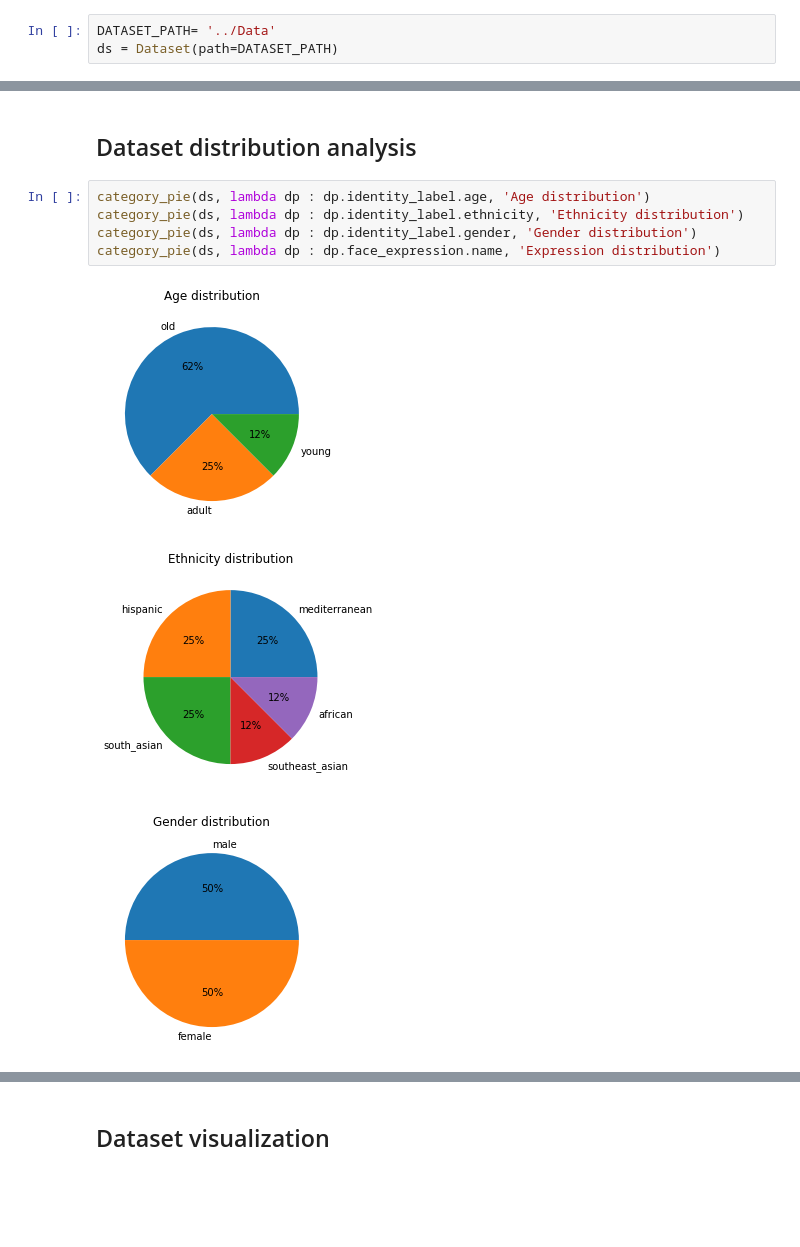
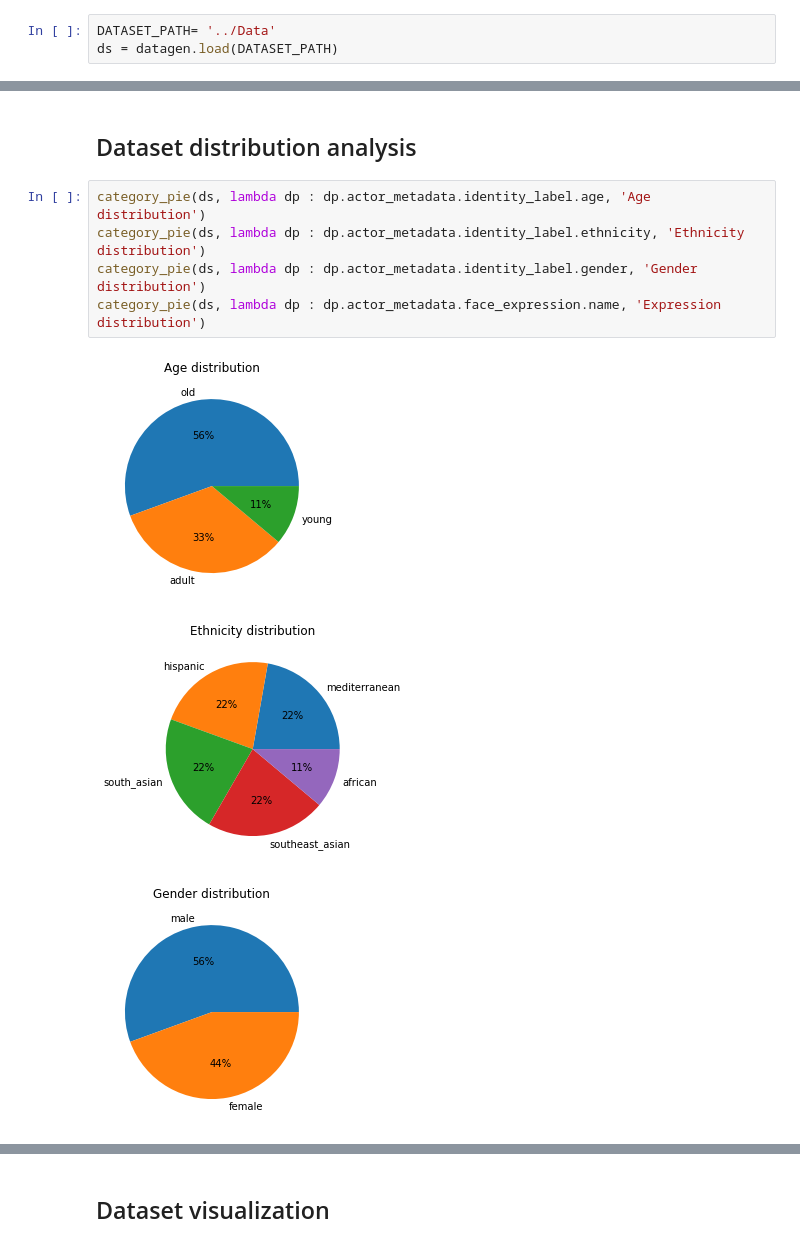
Before and after one commit to DatagenTech/dgutils, a Jupyter notebook: Notebooks/dataset_overview.ipynb, the cells around one changed output, grey strips where cells are left out. Saved outputs shown, nothing was run; the diff lists cells and outputs as text; blank space fills up the shorter version.

```diff
--- a/Notebooks/dataset_overview.ipynb
+++ b/Notebooks/dataset_overview.ipynb
@@ -18,7 +15,7 @@ from Dataset import Dataset
 ## Creation of a Dataset container
 # %%
 DATASET_PATH= '../Data'
-ds = Dataset(path=DATASET_PATH)
+ds = datagen.load(DATASET_PATH)
 # %% [markdown]
 ## Dataset size
 # %%
@@ -43,11 +40,11 @@ def category_pie(dataset, attribute_getter, figure_name):
 # %% [markdown]
 ## Dataset distribution analysis
 # %%
-category_pie(ds, lambda dp : dp.identity_label.age, 'Age distribution')
-category_pie(ds, lambda dp : dp.identity_label.ethnicity, 'Ethnicity distribution')
-category_pie(ds, lambda dp : dp.identity_label.gender, 'Gender distribution')
-category_pie(ds, lambda dp : dp.face_expression.name, 'Expression distribution')
+category_pie(ds, lambda dp : dp.actor_metadata.identity_label.age, 'Age distribution')
+category_pie(ds, lambda dp : dp.actor_metadata.identity_label.ethnicity, 'Ethnicity distribution')
+category_pie(ds, lambda dp : dp.actor_metadata.identity_label.gender, 'Gender distribution')
+category_pie(ds, lambda dp : dp.actor_metadata.face_expression.name, 'Expression distribution')
 # %% [output]
-[figure, old version]
+[figure, new version]
-[figure, old version]
+[figure, new version]
-[figure, old version]
+[figure, new version]
```
Also changed, not shown: parts of 4 cells of this notebook, 15 other files.
